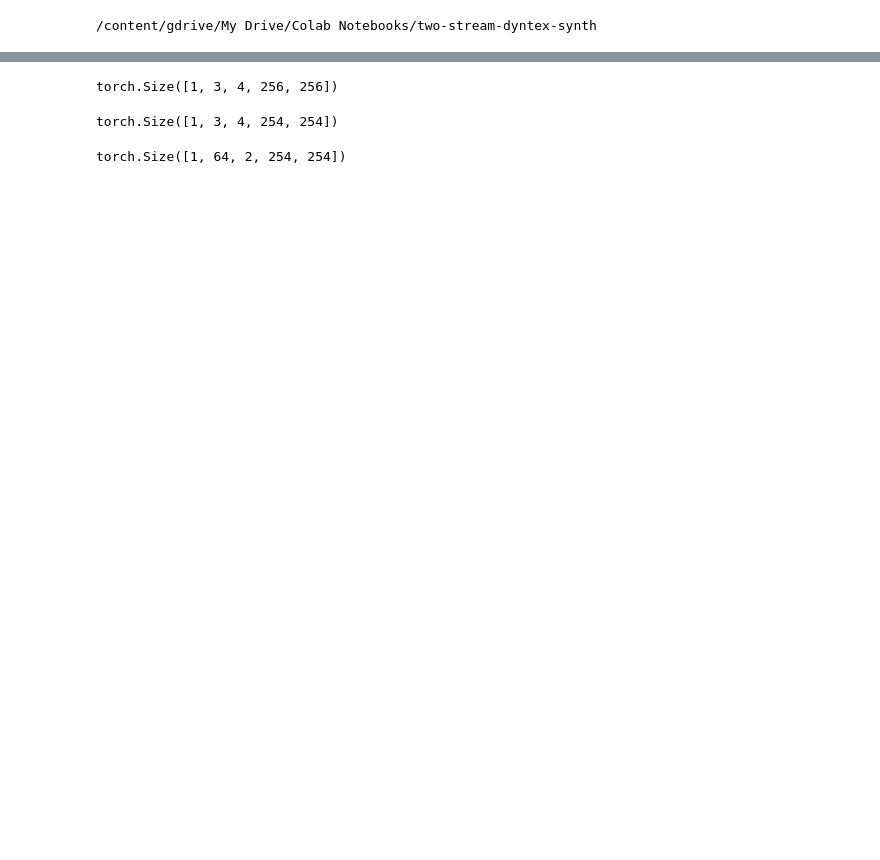
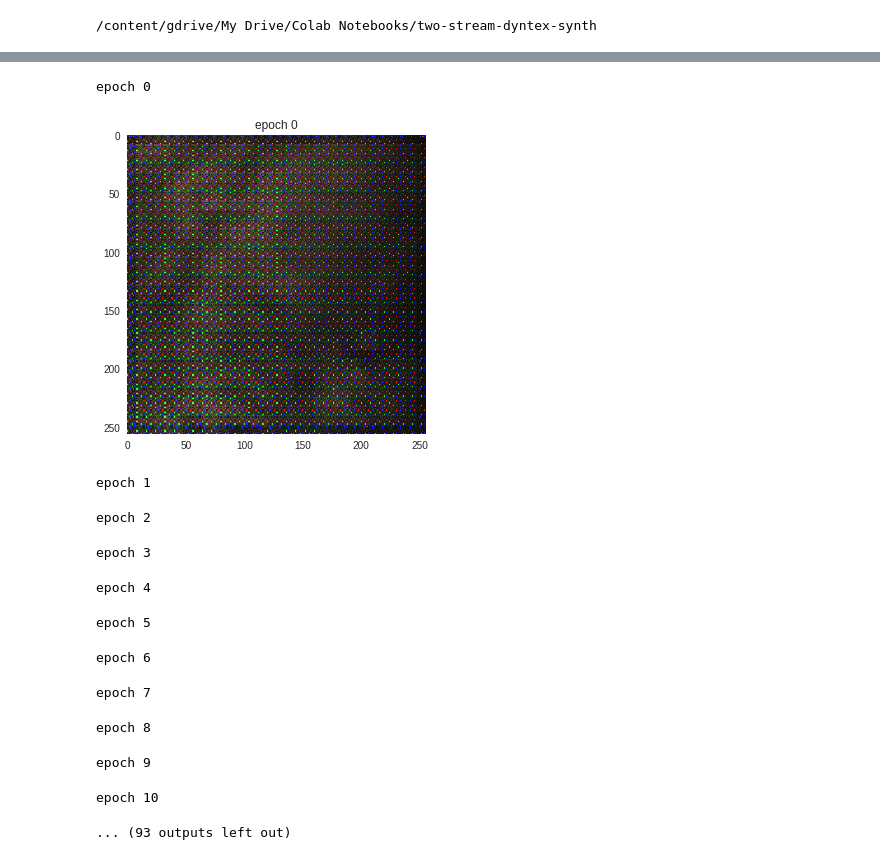
Before and after one commit to blufzzz/Dynamic-Textures-Autoregression, a Jupyter notebook: 3D_CNN_Video_AR.ipynb, the cells around one changed output, grey strips where cells are left out. Cells and saved outputs as stored; diff of their text form; code cells hidden in the pictures; blank space fills up the shorter version.

```diff
--- a/3D_CNN_Video_AR.ipynb
+++ b/3D_CNN_Video_AR.ipynb
@@ -90,9 +57,0 @@ SyntaxError: ignored
-# %%
-img1 = io.imread('./data/dynamic_textures/fur/frame_00000000.png').transpose(2,0,1)
-img2 = io.imread('./data/dynamic_textures/fur/frame_00000001.png').transpose(2,0,1)
-x = np.array([[img1,img2, img1, img2]])
-
-x = torch.Tensor(x).transpose(2,1)
-x.shape
-# %% [output]
-torch.Size([1, 3, 4, 256, 256])
@@ -102,9 +57,0 @@ pool = nn.MaxPool3d((1,3,3), stride = 1)
-# %%
-pool(x).shape
-# %% [output]
-torch.Size([1, 3, 4, 254, 254])
-# %%
-c = conv(x)
-c.shape
-# %% [output]
-torch.Size([1, 64, 2, 254, 254])
@@ -110,0 +114,50 @@ torch.Size([1, 64, 2, 254, 254])
+# %%
+model = SimpleCNN3D()
+model.cuda()
+optimizer = torch.optim.Adam(model.parameters())
+eps = 100
+
+freq = 10
+
+losses = []
+
+for ep in tqdm(range(eps)):
+
+  print('epoch {}'.format(ep))
+
+  for seq,y in get_seq(fold, 6):
+
+    seq = seq.cuda()
+    y = y.cuda()
+
+    optimizer.zero_grad()
+
+    pred = model(seq)
+
+    loss = torch.norm(y - pred)
+    losses += [loss]
+    loss.backward()
+
+    optimizer.step()
+
+  if ep%freq == 0:
+
+    plt.figure()
+    plt.imshow(pred[0].transpose(2,0).detach().cpu().numpy().astype('uint8'))
+    plt.title('epoch {}'.format(ep))
+    plt.grid(False)
+    plt.show()
+# %% [output]
+epoch 0
+[figure, added]
+epoch 1
+epoch 2
+epoch 3
+epoch 4
+epoch 5
+epoch 6
+epoch 7
+epoch 8
+epoch 9
+epoch 10
+... (93 outputs left out)
```
Also changed, not shown: parts of 9 cells of this notebook.
